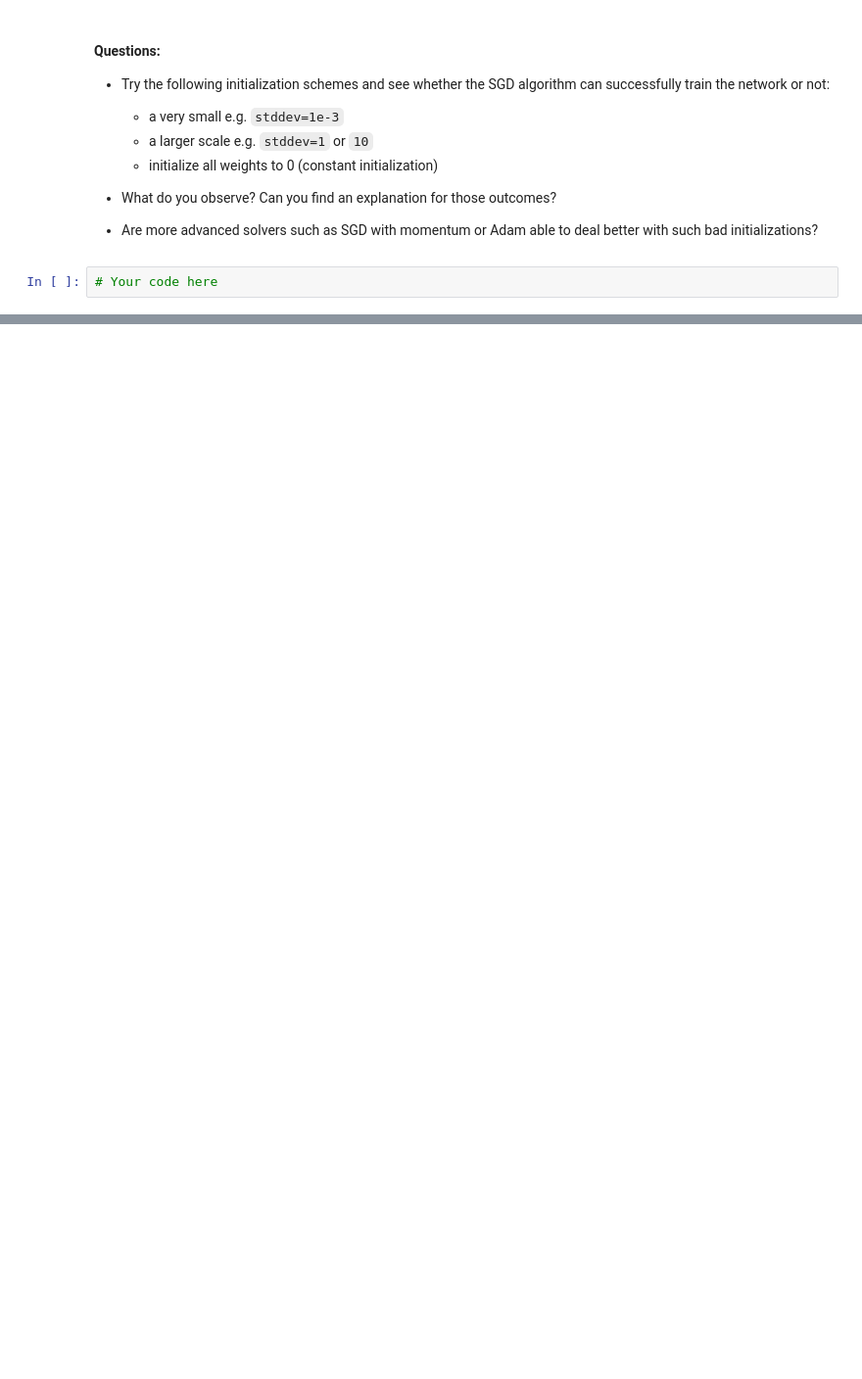
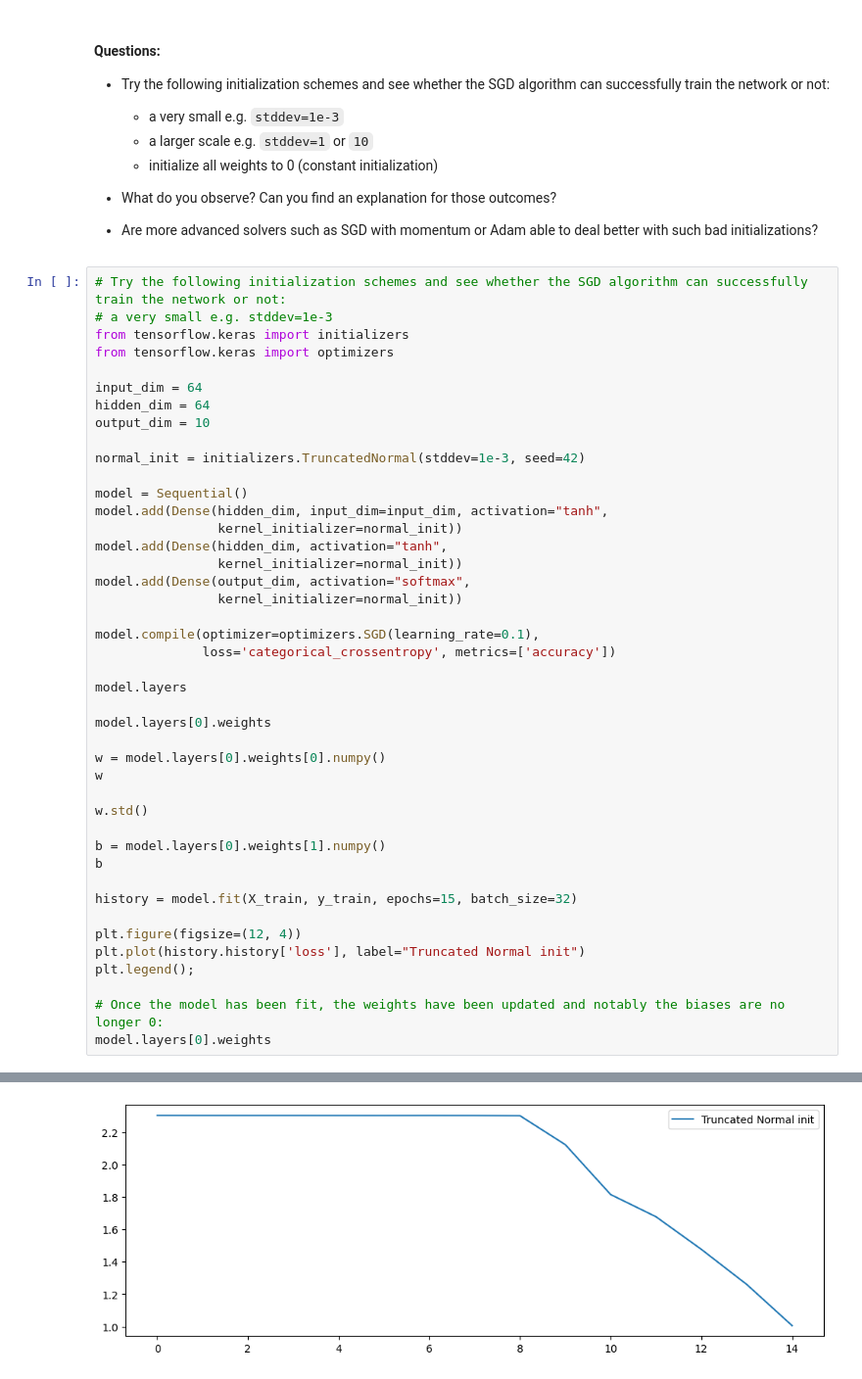
Before and after one commit to lisafeeney33/deep_learning, a Jupyter notebook: 01_materials/labs/lab_1.ipynb, the cells around one changed output, grey strips where cells are left out. Shown at 98% size. Cells and saved outputs as stored; diff of their text form; blank space fills up the shorter version.

```diff
--- a/01_materials/labs/lab_1.ipynb
+++ b/01_materials/labs/lab_1.ipynb
@@ -466,5 +986,47 @@ model.layers[0].weights
 
 - Are more advanced solvers such as SGD with momentum or Adam able
   to deal better with such bad initializations?
-# %%
-# Your code here
+# %%
+# Try the following initialization schemes and see whether the SGD algorithm can successfully train the network or not:
+# a very small e.g. stddev=1e-3
+from tensorflow.keras import initializers
+from tensorflow.keras import optimizers
+
+input_dim = 64
+hidden_dim = 64
+output_dim = 10
+
+normal_init = initializers.TruncatedNormal(stddev=1e-3, seed=42)
+
+model = Sequential()
+model.add(Dense(hidden_dim, input_dim=input_dim, activation="tanh",
+                kernel_initializer=normal_init))
+model.add(Dense(hidden_dim, activation="tanh",
+                kernel_initializer=normal_init))
+model.add(Dense(output_dim, activation="softmax",
+                kernel_initializer=normal_init))
+
+model.compile(optimizer=optimizers.SGD(learning_rate=0.1),
+              loss='categorical_crossentropy', metrics=['accuracy'])
+
+model.layers
+
+model.layers[0].weights
+
+w = model.layers[0].weights[0].numpy()
+w
+
+w.std()
+
+b = model.layers[0].weights[1].numpy()
+b
+
+history = model.fit(X_train, y_train, epochs=15, batch_size=32)
+
+plt.figure(figsize=(12, 4))
+plt.plot(history.history['loss'], label="Truncated Normal init")
+plt.legend();
+
+# Once the model has been fit, the weights have been updated and notably the biases are no longer 0:
+model.layers[0].weights
+# %% [output]
@@ -470,0 +1067 @@ model.layers[0].weights
+[figure, added]
```
Also changed, not shown: parts of 34 cells of this notebook.
